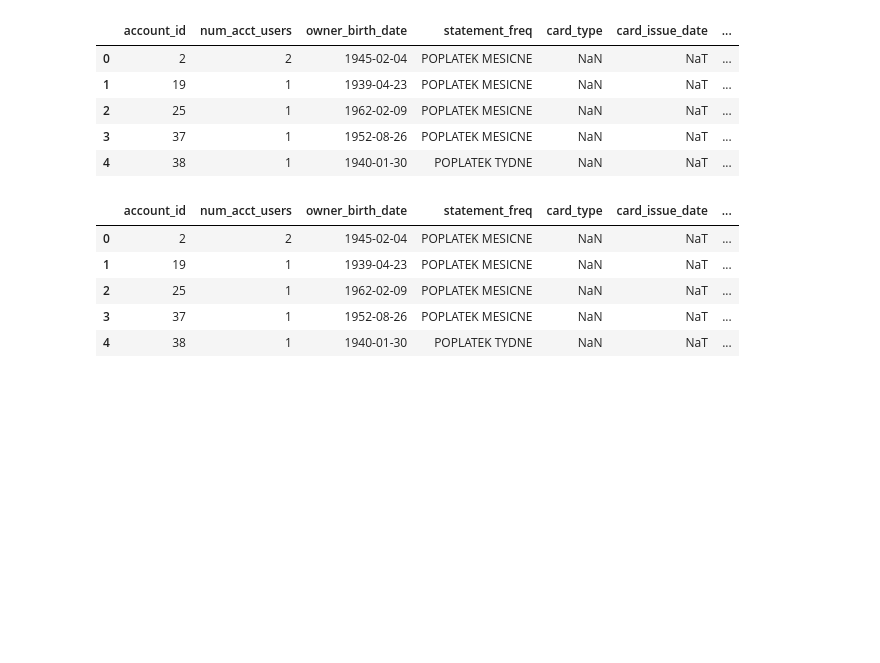
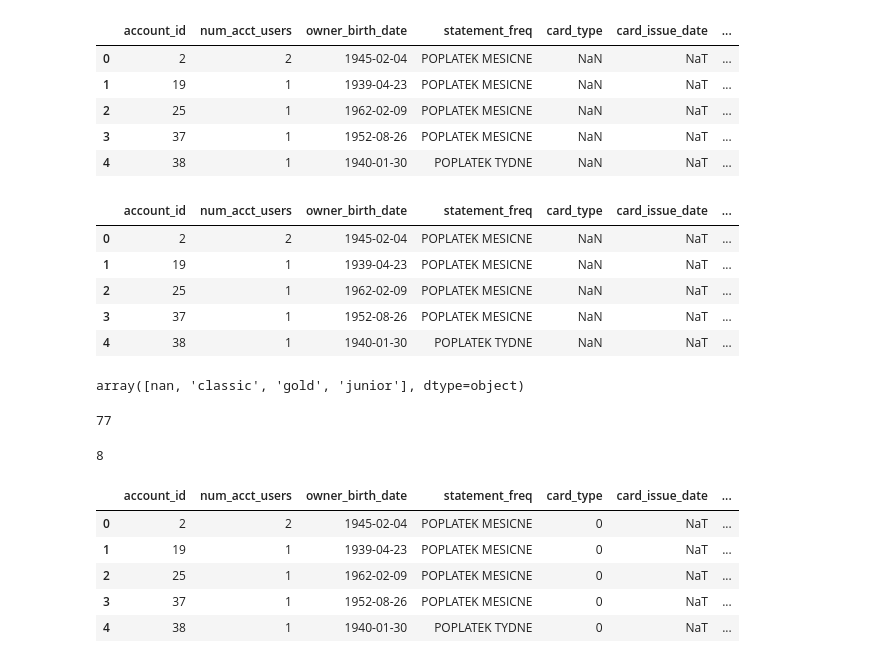
Before and after one commit to KarlDavidson/1000ml_Project5, a Jupyter notebook: Project5_Data_Discovery.ipynb, the cells around one changed output. Saved outputs shown, nothing was run; the diff lists cells and outputs as text; code cells hidden in the pictures; blank space fills up the shorter version.

```diff
--- a/Project5_Data_Discovery.ipynb
+++ b/Project5_Data_Discovery.ipynb
@@ -89,3 +90,33 @@ loan_df.head()
 | 2 | 25 | 1 | 1962-02-09 | POPLATEK MESICNE | NaN | NaT | ... |
 | 3 | 37 | 1 | 1952-08-26 | POPLATEK MESICNE | NaN | NaT | ... |
 | 4 | 38 | 1 | 1940-01-30 | POPLATEK TYDNE | NaN | NaT | ... |
+# %%
+loan_df.card_type.unique()
+# %% [output]
+array([nan, 'classic', 'gold', 'junior'], dtype=object)
+# %%
+# Map the card types to numbers
+card_map = {np.nan:0,'junior':1,'classic':2,'gold':3}
+loan_df['card_type']=loan_df['card_type'].map(card_map)
+# %%
+# Whatever this is, too many uniques, its a string, so let's just drop it
+loan_df.A2.nunique()
+# %% [output]
+77
+# %%
+# Whatever this is, a decent amount of uniques, let's dummy it
+loan_df.A3.nunique()
+# %% [output]
+8
+# %%
+# Add on dummied states (I guess is what they are?)
+loan_df = pd.concat([loan_df,pd.get_dummies(loan_df.A3)],axis=1)
+# %%
+loan_df.head()
+# %% [output]
+|  | account_id | num_acct_users | owner_birth_date | statement_freq | card_type | card_issue_date | ... |
+| 0 | 2 | 2 | 1945-02-04 | POPLATEK MESICNE | 0 | NaT | ... |
+| 1 | 19 | 1 | 1939-04-23 | POPLATEK MESICNE | 0 | NaT | ... |
+| 2 | 25 | 1 | 1962-02-09 | POPLATEK MESICNE | 0 | NaT | ... |
+| 3 | 37 | 1 | 1952-08-26 | POPLATEK MESICNE | 0 | NaT | ... |
+| 4 | 38 | 1 | 1940-01-30 | POPLATEK TYDNE | 0 | NaT | ... |
```
Also changed, not shown: parts of 1 cell of this notebook.
